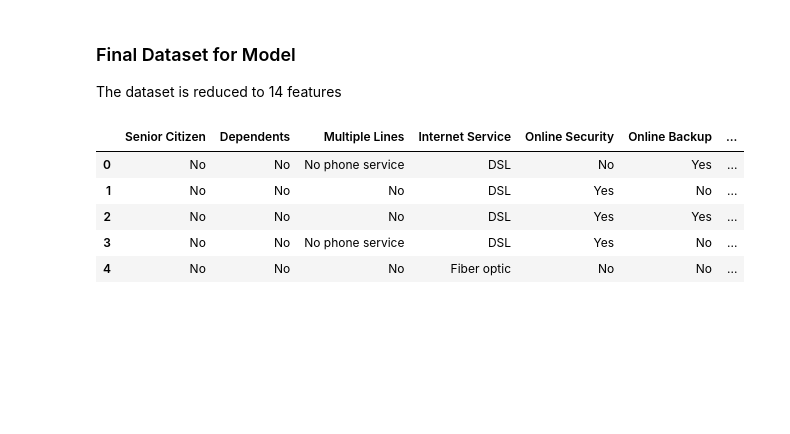
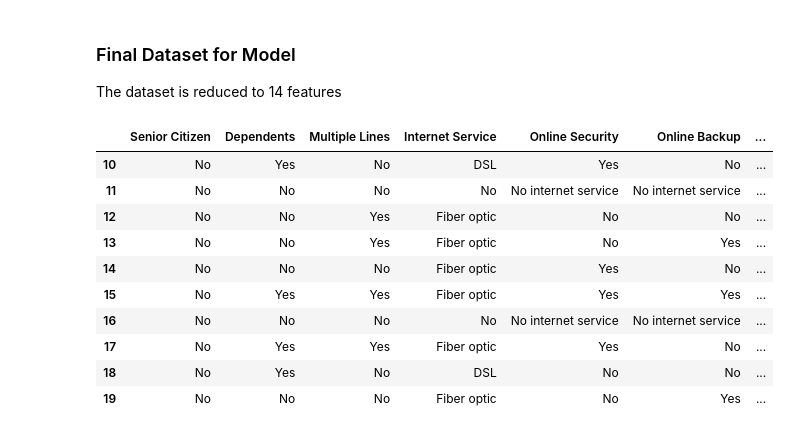
Before and after one commit to marioSilvestri3/capstone-objectives-1-2-3, a Jupyter notebook: objective-2-data-preparation.ipynb, the cells around one changed output. Cells and saved outputs as stored; diff of their text form; code cells hidden in the pictures; blank space fills up the shorter version.

```diff
--- a/objective-2-data-preparation.ipynb
+++ b/objective-2-data-preparation.ipynb
@@ -224,12 +224,17 @@ df = df.drop(columns=['Monthly Charges', 'Phone Service', 'Partner', 'Tenure'])
 # %% [markdown]
 ### Final Dataset for Model
 The dataset is reduced to 14 features
-# %%
-df.head()
-# %% [output]
-|  | Senior Citizen | Dependents | Multiple Lines | Internet Service | Online Security | Online Backup | ... |
-| 0 | No | No | No phone service | DSL | No | Yes | ... |
-| 1 | No | No | No | DSL | Yes | No | ... |
-| 2 | No | No | No | DSL | Yes | Yes | ... |
-| 3 | No | No | No phone service | DSL | Yes | No | ... |
-| 4 | No | No | No | Fiber optic | No | No | ... |
+# %%
+df.iloc[10:20, :]
+# %% [output]
+|  | Senior Citizen | Dependents | Multiple Lines | Internet Service | Online Security | Online Backup | ... |
+| 10 | No | Yes | No | DSL | Yes | No | ... |
+| 11 | No | No | No | No | No internet service | No internet service | ... |
+| 12 | No | No | Yes | Fiber optic | No | No | ... |
+| 13 | No | No | Yes | Fiber optic | No | Yes | ... |
+| 14 | No | No | No | Fiber optic | Yes | No | ... |
+| 15 | No | Yes | Yes | Fiber optic | Yes | Yes | ... |
+| 16 | No | No | No | No | No internet service | No internet service | ... |
+| 17 | No | Yes | Yes | Fiber optic | Yes | No | ... |
+| 18 | No | Yes | No | DSL | No | No | ... |
+| 19 | No | No | No | Fiber optic | No | Yes | ... |
```
